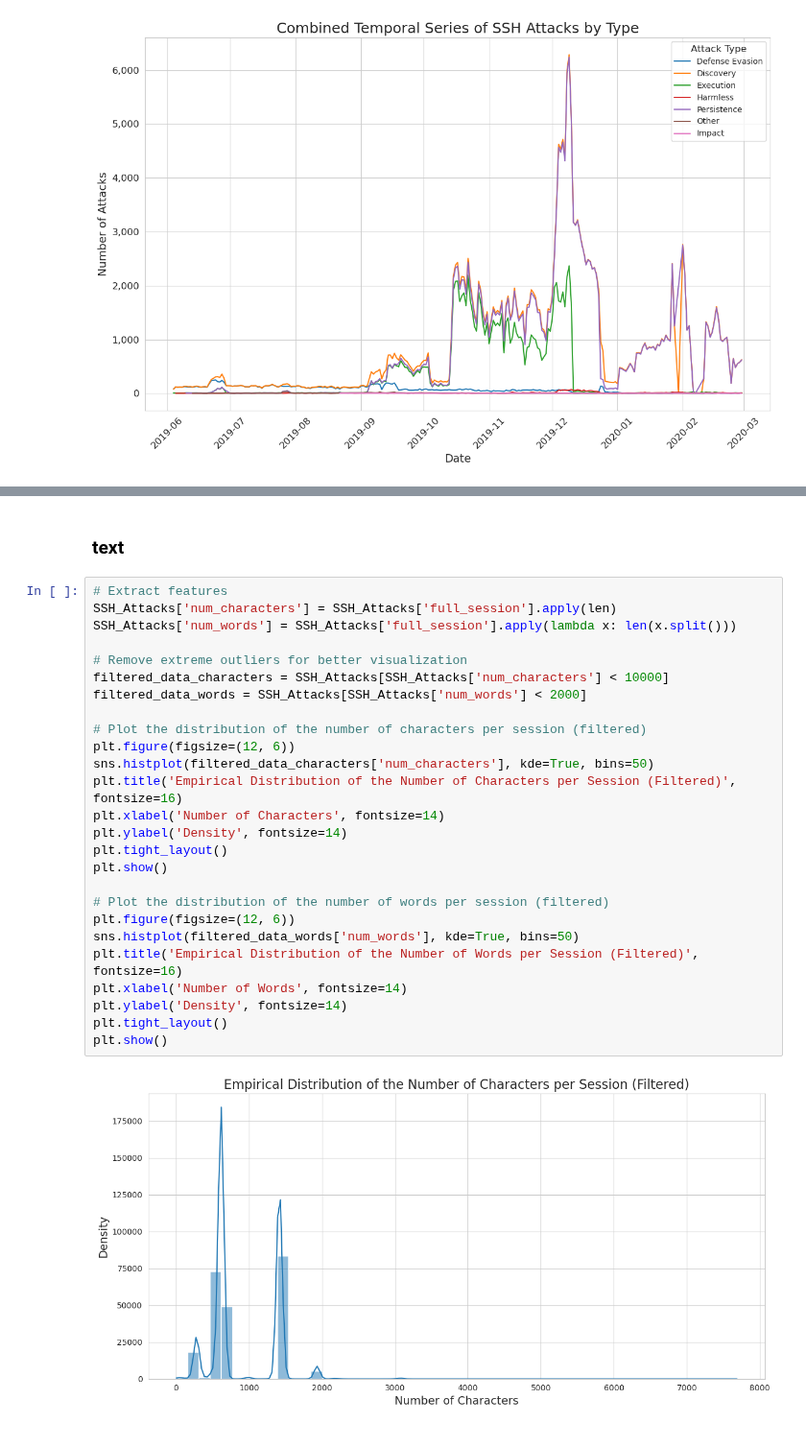
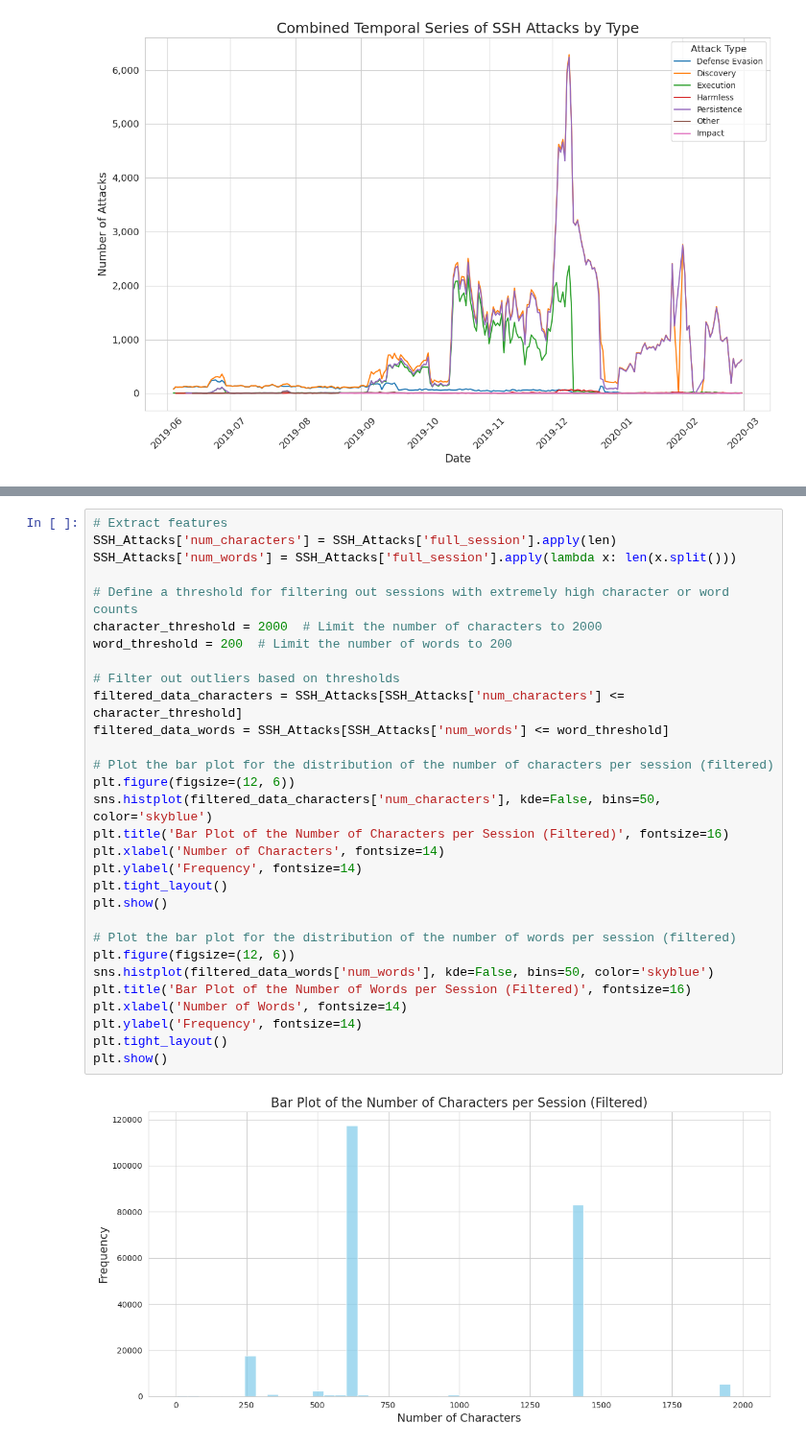
Before and after one commit to Botti01/SSH-Shell-Attacks, a Jupyter notebook: notebooks/section1_data_exploration_and_preprocessing.ipynb, the cells around one changed output, grey strips where cells are left out. Shown at 96% size. Saved outputs shown, nothing was run; the diff lists cells and outputs as text.

```diff
--- a/notebooks/section1_data_exploration_and_preprocessing.ipynb
+++ b/notebooks/section1_data_exploration_and_preprocessing.ipynb
@@ -264,30 +223,32 @@ plt.show()
-# %% [markdown]
-### text
 # %%
 # Extract features
 SSH_Attacks['num_characters'] = SSH_Attacks['full_session'].apply(len)
 SSH_Attacks['num_words'] = SSH_Attacks['full_session'].apply(lambda x: len(x.split()))
 
-# Remove extreme outliers for better visualization
-filtered_data_characters = SSH_Attacks[SSH_Attacks['num_characters'] < 10000]
-filtered_data_words = SSH_Attacks[SSH_Attacks['num_words'] < 2000]
+# Define a threshold for filtering out sessions with extremely high character or word counts
+character_threshold = 2000  # Limit the number of characters to 2000
+word_threshold = 200  # Limit the number of words to 200
 
-# Plot the distribution of the number of characters per session (filtered)
+# Filter out outliers based on thresholds
+filtered_data_characters = SSH_Attacks[SSH_Attacks['num_characters'] <= character_threshold]
+filtered_data_words = SSH_Attacks[SSH_Attacks['num_words'] <= word_threshold]
+
+# Plot the bar plot for the distribution of the number of characters per session (filtered)
 plt.figure(figsize=(12, 6))
-sns.histplot(filtered_data_characters['num_characters'], kde=True, bins=50)
-plt.title('Empirical Distribution of the Number of Characters per Session (Filtered)', fontsize=16)
+sns.histplot(filtered_data_characters['num_characters'], kde=False, bins=50, color='skyblue')
+plt.title('Bar Plot of the Number of Characters per Session (Filtered)', fontsize=16)
 plt.xlabel('Number of Characters', fontsize=14)
-plt.ylabel('Density', fontsize=14)
+plt.ylabel('Frequency', fontsize=14)
 plt.tight_layout()
 plt.show()
 
-# Plot the distribution of the number of words per session (filtered)
+# Plot the bar plot for the distribution of the number of words per session (filtered)
 plt.figure(figsize=(12, 6))
-sns.histplot(filtered_data_words['num_words'], kde=True, bins=50)
-plt.title('Empirical Distribution of the Number of Words per Session (Filtered)', fontsize=16)
+sns.histplot(filtered_data_words['num_words'], kde=False, bins=50, color='skyblue')
+plt.title('Bar Plot of the Number of Words per Session (Filtered)', fontsize=16)
 plt.xlabel('Number of Words', fontsize=14)
-plt.ylabel('Density', fontsize=14)
+plt.ylabel('Frequency', fontsize=14)
 plt.tight_layout()
 plt.show()
 # %% [output]
-[figure, old version]
+[figure, new version]
```
Also changed, not shown: parts of 30 cells of this notebook.
